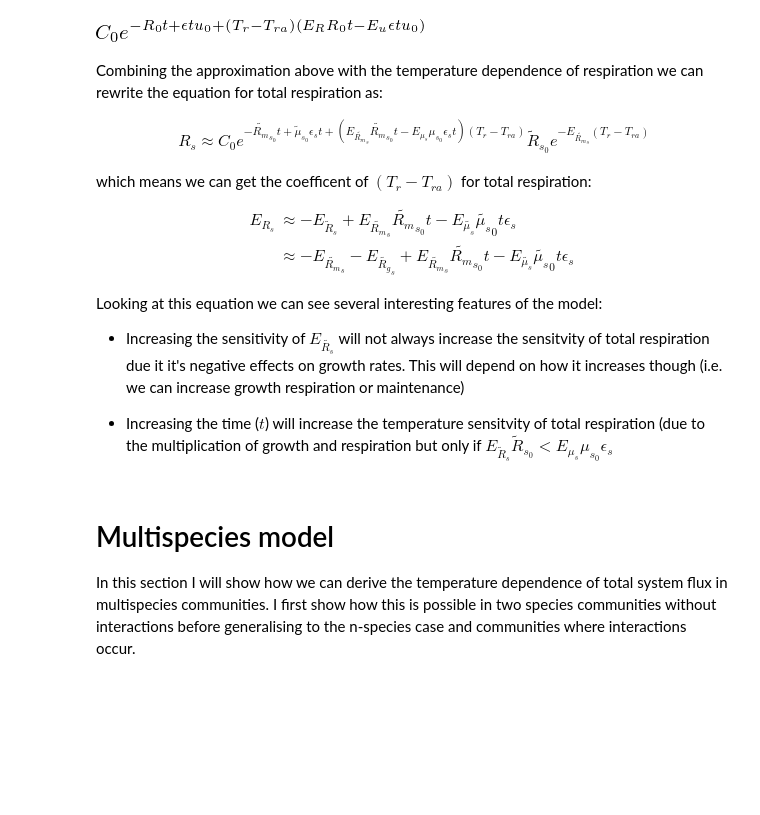
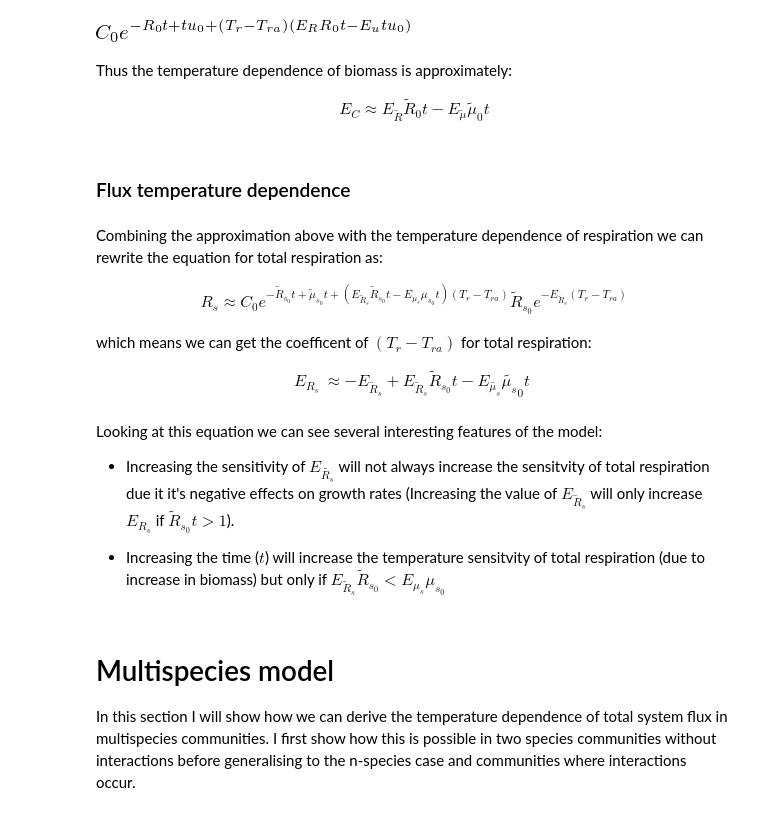
Before and after one commit to CleggTom/Bacteria_EcoFunc, a Jupyter notebook: code/notebooks/models.ipynb, the cells around one changed output. Saved outputs shown, nothing was run; the diff lists cells and outputs as text; code cells hidden in the pictures; blank space fills up the shorter version.

```diff
--- a/code/notebooks/models.ipynb
+++ b/code/notebooks/models.ipynb
@@ -98,39 +103,45 @@ In this form it is not possible to get an expression for the temperature depende
 # %%
 t,e,u_0,E_u,R_0,E_R,C_0,T_r,T_ra = var("t,\epsilon,u_0,E_u,R_0,E_R,C_0,T_r,T_ra")
 
-ep = e
 gr = u_0 * exp(-E_u * (T_r - T_ra))
 re = R_0 * exp(-E_R * (T_r - T_ra))
 
-C = C_0 * exp (t * (ep * gr) - (t* re) )
+C = C_0 * exp( (t * gr) - (t* re) )
 
-C_log=  expand_log(log(C),force=true)
+C_log =  expand_log(log(C),force=true)
 C_approx = exp(C_log.series(T_r,T_ra,2).removeO())
 C_approx
 # %% [output]
-[figure, old version]
+[figure, new version]
+# %% [markdown]
+Thus the temperature dependence of biomass is approximately:
+
+\begin{align}
+    E_C \approx E_{\tilde{R}} \tilde{R}_0 t - E_{\tilde{\mu}} \tilde{\mu}_0 t
+\end{align}
+# %% [markdown]
+### Flux temperature dependence
 # %% [markdown]
 Combining the approximation above with the temperature dependence of respiration we can rewrite the equation for total respiration as:
 
 \begin{align}
-    R_s \approx C_0 e^{-\tilde{R_m}_{s_0} t + \tilde{\mu}_{s_0} \epsilon_s t +
-                (E_{\tilde{R_m}_s} \tilde{R_m}_{s_0} t -
-                 E_{\mu_s} \mu_{s_0} \epsilon_s t)(T_r - T_{ra})}
-    \tilde{R}_{s_0} e^{-E_{\tilde{R_m}_s} (T_r - T_{ra})}
+    R_s \approx C_0 e^{-\tilde{R}_{s_0} t + \tilde{\mu}_{s_0} t +
+                (E_{\tilde{R}_s} \tilde{R}_{s_0} t -
+                 E_{\mu_s} \mu_{s_0} t)(T_r - T_{ra})}
+    \tilde{R}_{s_0} e^{-E_{\tilde{R}_s} (T_r - T_{ra})}
 \end{align}
 
 which means we can get the coefficent of $(T_r - T_{ra})$ for total respiration:
 
 \begin{align}
-    E_{R_s} &\approx -E_{\tilde{R}_s} + E_{\tilde{R_m}_s} \tilde{R_m}_{s_0}  t - E_{\tilde{\mu_s}} \tilde{\mu_s}_0 t \epsilon_s\\
-            &\approx -E_{\tilde{R_m}_s} - E_{\tilde{R_g}_s} + E_{\tilde{R_m}_s} \tilde{R_m}_{s_0} t - E_{\tilde{\mu_s}} \tilde{\mu_s}_0 t \epsilon_s
+    E_{R_s} &\approx -E_{\tilde{R}_s} + E_{\tilde{R}_s} \tilde{R}_{s_0}  t - E_{\tilde{\mu_s}} \tilde{\mu_s}_0 t\\
 \end{align}
 
 Looking at this equation we can see several interesting features of the model:
 
-- Increasing the sensitivity of $E_\tilde{R_s}$ will not always increase the sensitvity of total respiration due it it's negative effects on growth rates. This will depend on how it increases though (i.e. we can increase growth respiration or maintenance)
+- Increasing the sensitivity of $E_\tilde{R_s}$ will not always increase the sensitvity of total respiration due it it's negative effects on growth rates (Increasing the value of $E_{\tilde{R}_s}$ will only increase $E_{R_s}$ if $\tilde{R}_{s_0}  t > 1$).
 
-- Increasing the time ($t$) will increase the temperature sensitvity of total respiration (due to the multiplication of growth and respiration but only if $E_{\tilde{R}_s} \tilde{R}_{s_0} < E_{\mu_s} \mu_{s_0} \epsilon_s$
+- Increasing the time ($t$) will increase the temperature sensitvity of total respiration (due to increase in biomass) but only if $E_{\tilde{R}_s} \tilde{R}_{s_0} < E_{\mu_s} \mu_{s_0}$
 # %% [markdown]
 # Multispecies model
 
```
Also changed, not shown: parts of 42 cells of this notebook, 6 other files.
